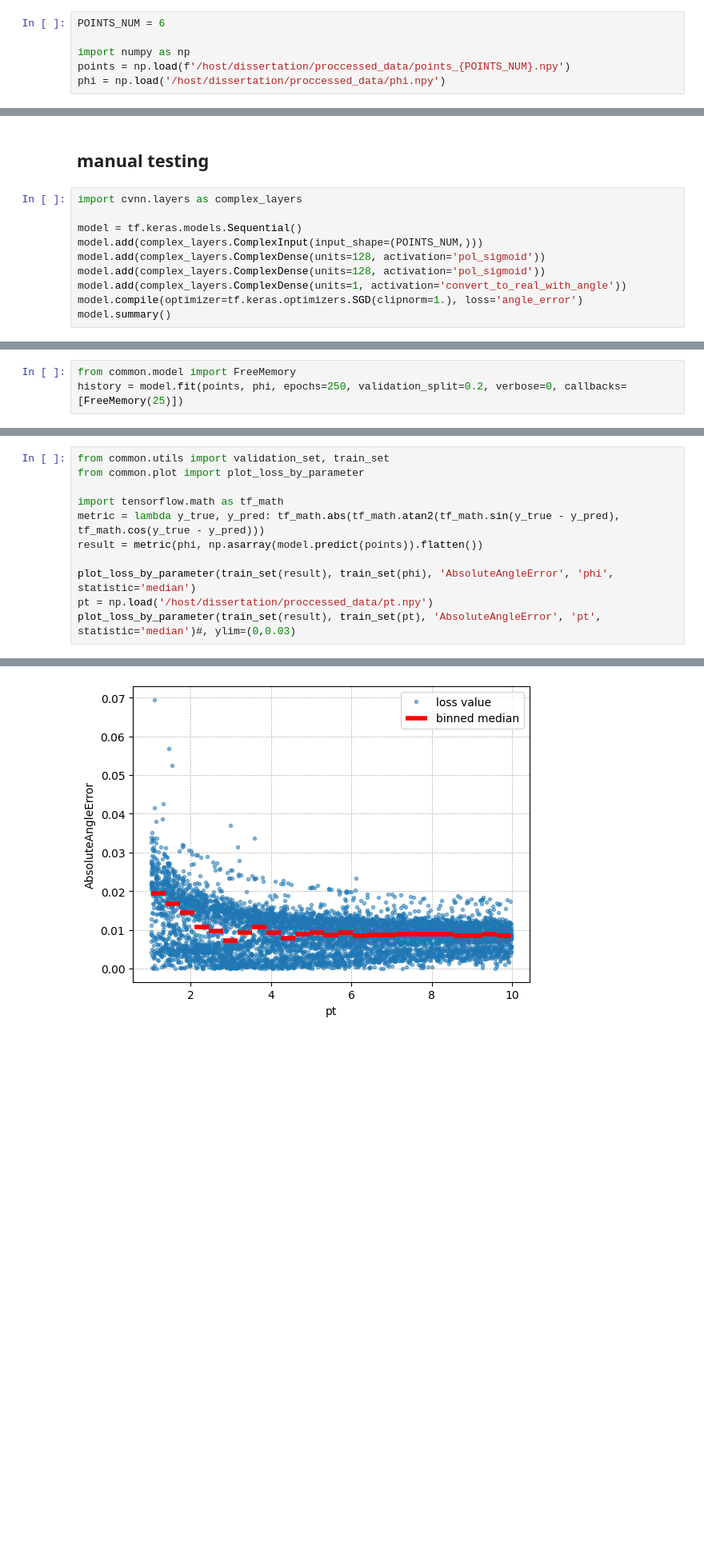
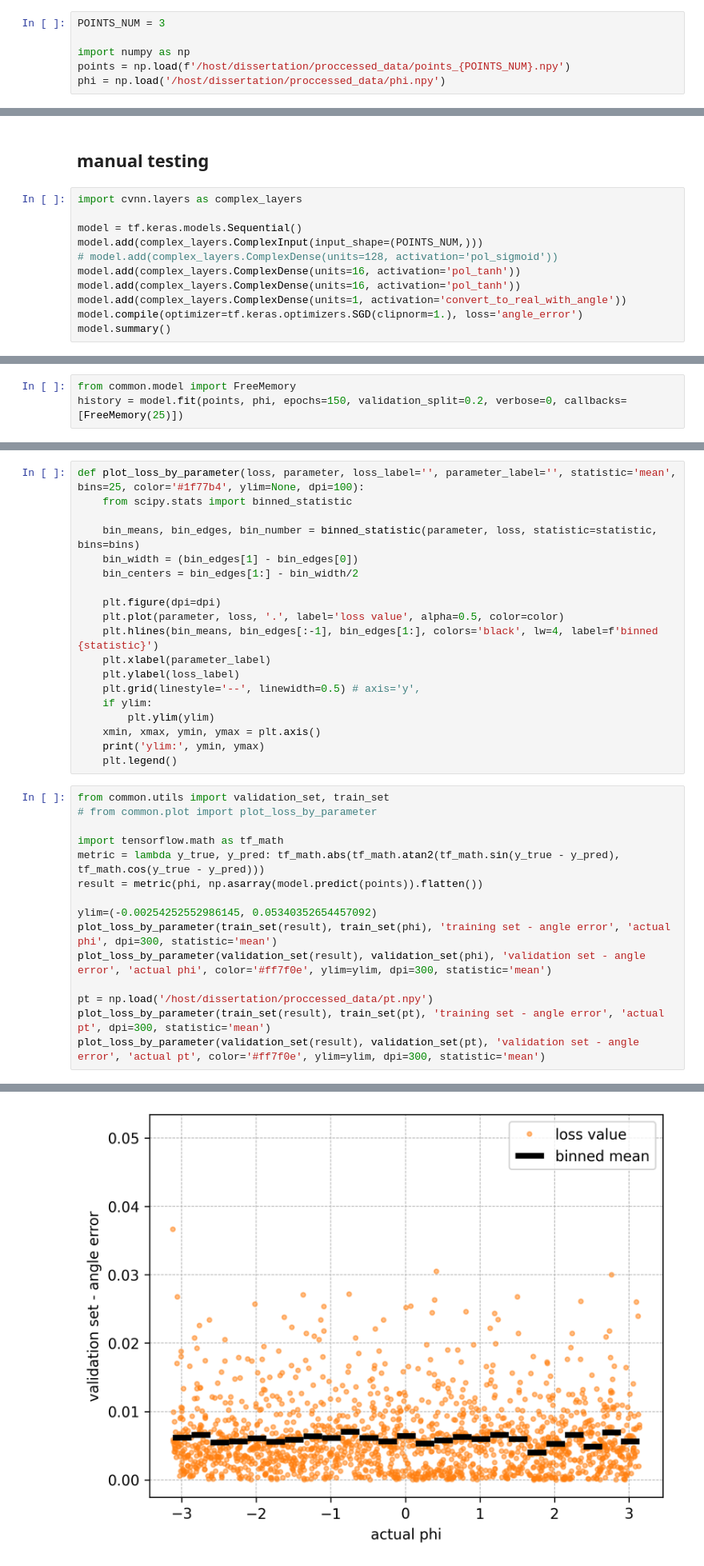
Before and after one commit to P4ndaM1x/engineering-dissertation, a Jupyter notebook: phi_estimation.ipynb, the cells around one changed output, grey strips where cells are left out. Shown at 80% size. Cells and saved outputs as stored; diff of their text form; blank space fills up the shorter version.

Commit message:
plots regarding phi_estimation, train_test_split and other visualisations added

```diff
--- a/phi_estimation.ipynb
+++ b/phi_estimation.ipynb
@@ -17,5 +17,5 @@ To enable the following instructions: AVX2 AVX512F AVX512_VNNI FMA, in other ope
 # %%
-POINTS_NUM = 6
+POINTS_NUM = 3
 
 import numpy as np
 points = np.load(f'/host/dissertation/proccessed_data/points_{POINTS_NUM}.npy')
@@ -34,8 +34,9 @@ import cvnn.layers as complex_layers
 
 model = tf.keras.models.Sequential()
 model.add(complex_layers.ComplexInput(input_shape=(POINTS_NUM,)))
-model.add(complex_layers.ComplexDense(units=128, activation='pol_sigmoid'))
-model.add(complex_layers.ComplexDense(units=128, activation='pol_sigmoid'))
+# model.add(complex_layers.ComplexDense(units=128, activation='pol_sigmoid'))
+model.add(complex_layers.ComplexDense(units=16, activation='pol_tanh'))
+model.add(complex_layers.ComplexDense(units=16, activation='pol_tanh'))
 model.add(complex_layers.ComplexDense(units=1, activation='convert_to_real_with_angle'))
 model.compile(optimizer=tf.keras.optimizers.SGD(clipnorm=1.), loss='angle_error')
 model.summary()
@@ -68,4 +62,4 @@ _________________________________________________________________
 # %%
 from common.model import FreeMemory
-history = model.fit(points, phi, epochs=250, validation_split=0.2, verbose=0, callbacks=[FreeMemory(25)])
+history = model.fit(points, phi, epochs=150, validation_split=0.2, verbose=0, callbacks=[FreeMemory(25)])
 # %% [output]
@@ -93,12 +77,35 @@ plot_metric_history_zoomed(history, moving_average_window=(20,))
+# %%
+def plot_loss_by_parameter(loss, parameter, loss_label='', parameter_label='', statistic='mean', bins=25, color='#1f77b4', ylim=None, dpi=100):
+    from scipy.stats import binned_statistic
+
+    bin_means, bin_edges, bin_number = binned_statistic(parameter, loss, statistic=statistic, bins=bins)
+    bin_width = (bin_edges[1] - bin_edges[0])
+    bin_centers = bin_edges[1:] - bin_width/2
+
+    plt.figure(dpi=dpi)
+    plt.plot(parameter, loss, '.', label='loss value', alpha=0.5, color=color)
+    plt.hlines(bin_means, bin_edges[:-1], bin_edges[1:], colors='black', lw=4, label=f'binned {statistic}')
+    plt.xlabel(parameter_label)
+    plt.ylabel(loss_label)
+    plt.grid(linestyle='--', linewidth=0.5) # axis='y',
+    if ylim:
+        plt.ylim(ylim)
+    xmin, xmax, ymin, ymax = plt.axis()
+    print('ylim:', ymin, ymax)
+    plt.legend()
 # %%
 from common.utils import validation_set, train_set
-from common.plot import plot_loss_by_parameter
+# from common.plot import plot_loss_by_parameter
 
 import tensorflow.math as tf_math
 metric = lambda y_true, y_pred: tf_math.abs(tf_math.atan2(tf_math.sin(y_true - y_pred), tf_math.cos(y_true - y_pred)))
 result = metric(phi, np.asarray(model.predict(points)).flatten())
 
-plot_loss_by_parameter(train_set(result), train_set(phi), 'AbsoluteAngleError', 'phi', statistic='median')
+ylim=(-0.00254252552986145, 0.05340352654457092)
+plot_loss_by_parameter(train_set(result), train_set(phi), 'training set - angle error', 'actual phi', dpi=300, statistic='mean')
+plot_loss_by_parameter(validation_set(result), validation_set(phi), 'validation set - angle error', 'actual phi', color='#ff7f0e', ylim=ylim, dpi=300, statistic='mean')
+
 pt = np.load('/host/dissertation/proccessed_data/pt.npy')
-plot_loss_by_parameter(train_set(result), train_set(pt), 'AbsoluteAngleError', 'pt', statistic='median')#, ylim=(0,0.03)
+plot_loss_by_parameter(train_set(result), train_set(pt), 'training set - angle error', 'actual pt', dpi=300, statistic='mean')
+plot_loss_by_parameter(validation_set(result), validation_set(pt), 'validation set - angle error', 'actual pt', color='#ff7f0e', ylim=ylim, dpi=300, statistic='mean')
 # %% [output]
@@ -106 +117 @@ plot_loss_by_parameter(train_set(result), train_set(pt), 'AbsoluteAngleError', '
-[figure, old version]
+[figure, new version]
```
Also changed, not shown: parts of 14 cells of this notebook, 4 other files.
